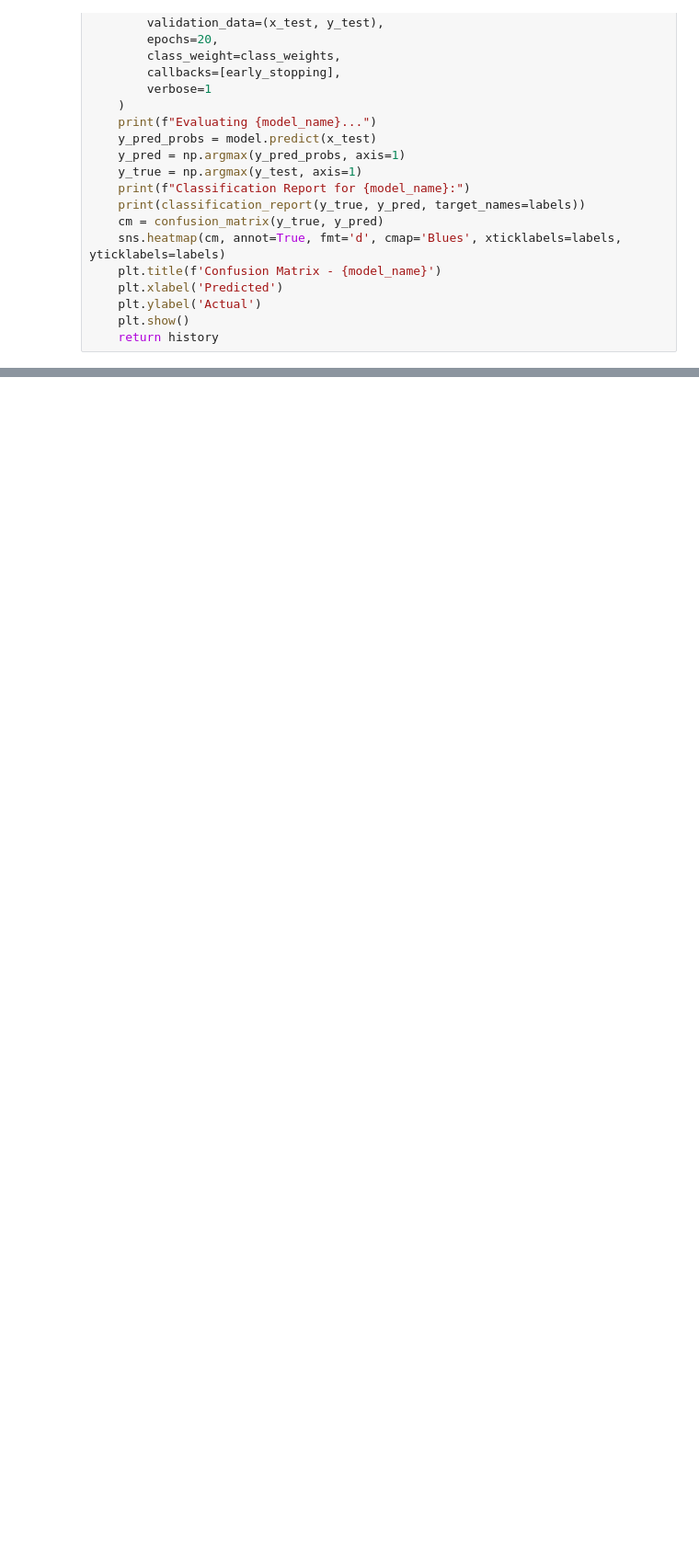
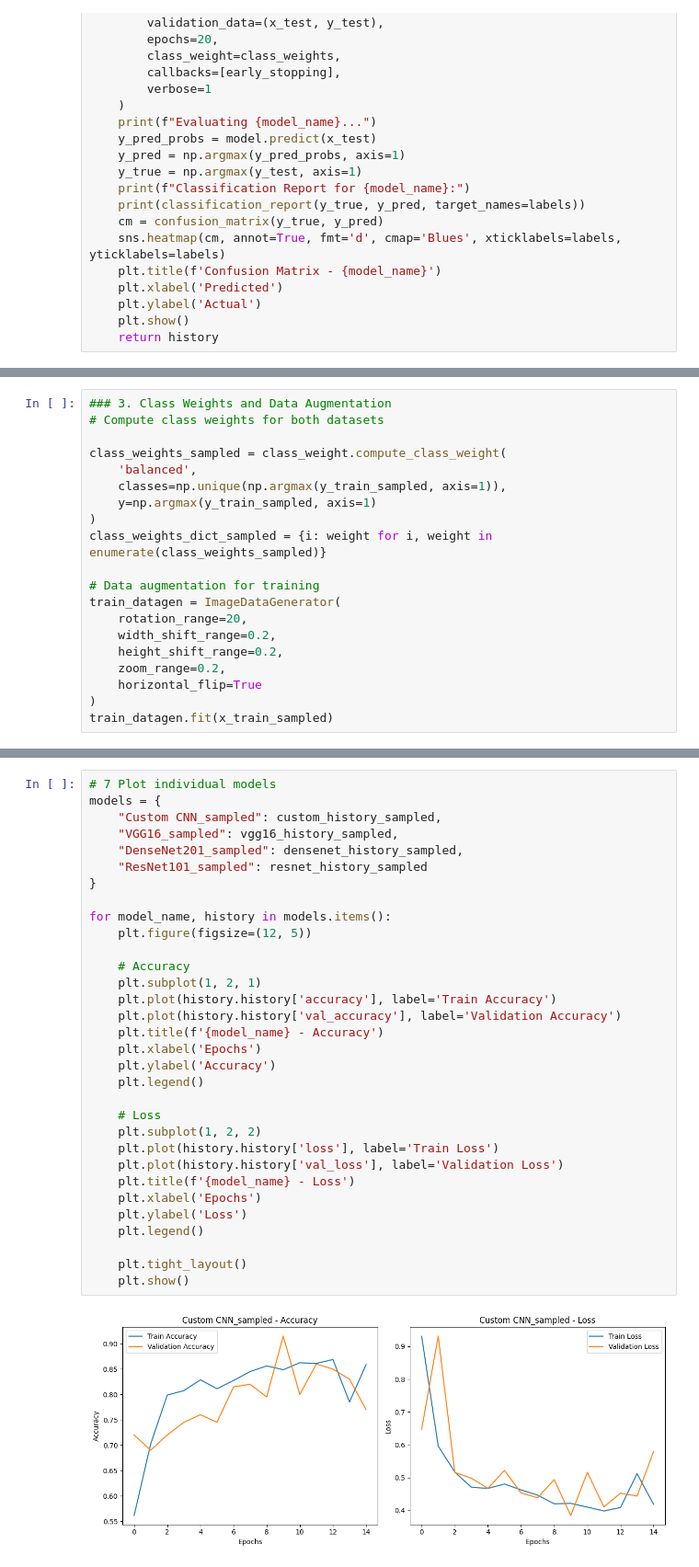
Before and after one commit to losirlu1411/project-, a Jupyter notebook: tuberculosis_.ipynb, the cells around one changed output, grey strips where cells are left out. Shown at 92% size. Cells and saved outputs as stored; diff of their text form; blank space fills up the shorter version.

```diff
--- a/tuberculosis_.ipynb
+++ b/tuberculosis_.ipynb
@@ -332,0 +398,20 @@ plt.show()
+# %%
+### 3. Class Weights and Data Augmentation
+# Compute class weights for both datasets
+
+class_weights_sampled = class_weight.compute_class_weight(
+    'balanced',
+    classes=np.unique(np.argmax(y_train_sampled, axis=1)),
+    y=np.argmax(y_train_sampled, axis=1)
+)
+class_weights_dict_sampled = {i: weight for i, weight in enumerate(class_weights_sampled)}
+
+# Data augmentation for training
+train_datagen = ImageDataGenerator(
+    rotation_range=20,
+    width_shift_range=0.2,
+    height_shift_range=0.2,
+    zoom_range=0.2,
+    horizontal_flip=True
+)
+train_datagen.fit(x_train_sampled)
@@ -332,0 +585,34 @@ plt.show()
+# %%
+# 7 Plot individual models
+models = {
+    "Custom CNN_sampled": custom_history_sampled,
+    "VGG16_sampled": vgg16_history_sampled,
+    "DenseNet201_sampled": densenet_history_sampled,
+    "ResNet101_sampled": resnet_history_sampled
+}
+
+for model_name, history in models.items():
+    plt.figure(figsize=(12, 5))
+
+    # Accuracy
+    plt.subplot(1, 2, 1)
+    plt.plot(history.history['accuracy'], label='Train Accuracy')
+    plt.plot(history.history['val_accuracy'], label='Validation Accuracy')
+    plt.title(f'{model_name} - Accuracy')
+    plt.xlabel('Epochs')
+    plt.ylabel('Accuracy')
+    plt.legend()
+
+    # Loss
+    plt.subplot(1, 2, 2)
+    plt.plot(history.history['loss'], label='Train Loss')
+    plt.plot(history.history['val_loss'], label='Validation Loss')
+    plt.title(f'{model_name} - Loss')
+    plt.xlabel('Epochs')
+    plt.ylabel('Loss')
+    plt.legend()
+
+    plt.tight_layout()
+    plt.show()
+# %% [output]
+[figure, added]
```
Also changed, not shown: parts of 18 cells of this notebook.
